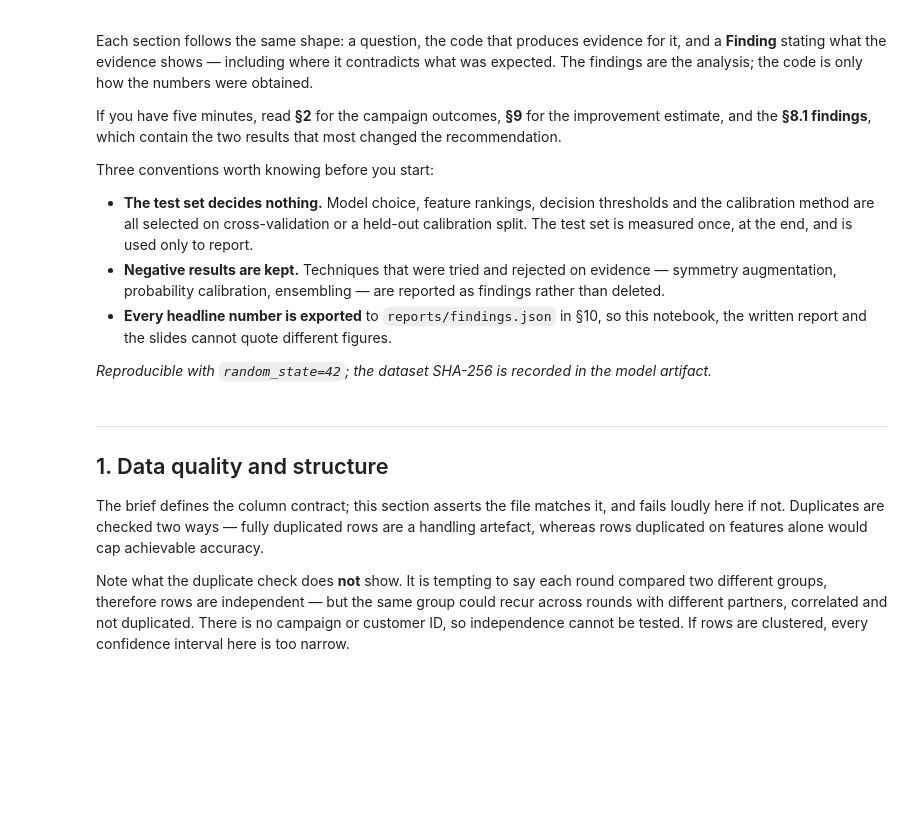
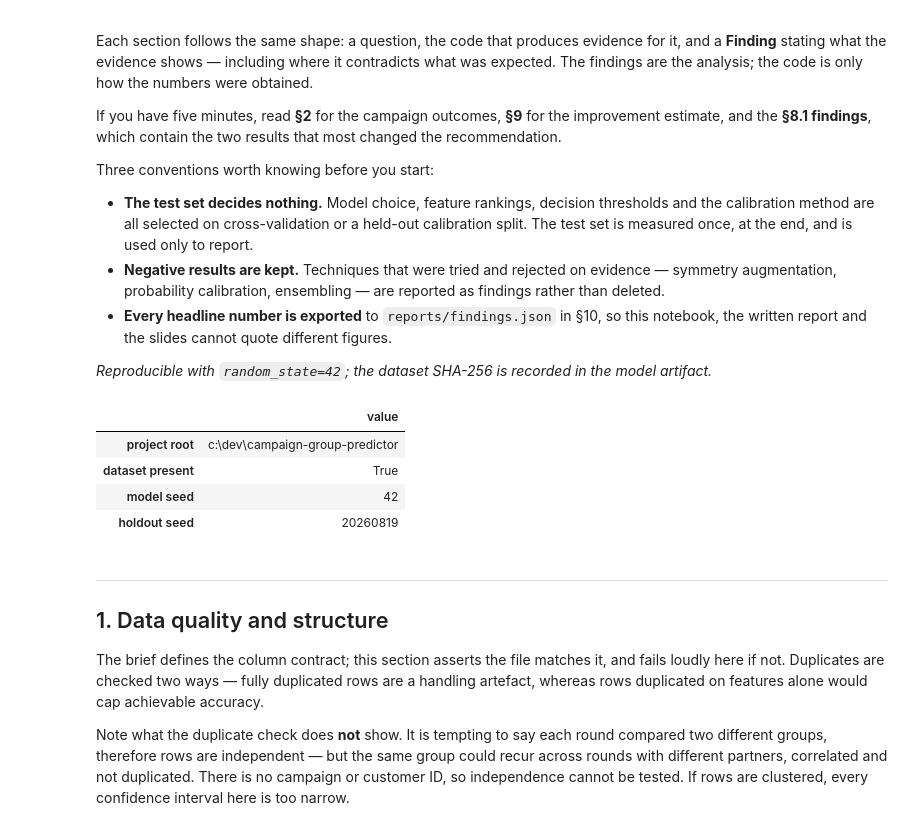
Before and after one commit to venkatasuda/campaign-group-predictor, a Jupyter notebook: notebooks/01_analysis.ipynb, the cells around one changed output. Cells and saved outputs as stored; diff of their text form; code cells hidden in the pictures; blank space fills up the shorter version.

```diff
--- a/notebooks/01_analysis.ipynb
+++ b/notebooks/01_analysis.ipynb
@@ -42,40 +42,80 @@ Three conventions worth knowing before you start:
 
 *Reproducible with `random_state=42`; the dataset SHA-256 is recorded in the model artifact.*
 # %%
+import json
 import sys
 import warnings
 from pathlib import Path
 
 PROJECT_ROOT = Path.cwd().parent if Path.cwd().name == "notebooks" else Path.cwd()
 sys.path.insert(0, str(PROJECT_ROOT))
 
 import matplotlib.pyplot as plt
-import numpy as np
 import pandas as pd
 import seaborn as sns
+from sklearn.metrics import accuracy_score
+from sklearn.model_selection import (
+    StratifiedGroupKFold,
+    StratifiedKFold,
+    cross_validate,
+    train_test_split,
+)
+
+from notebooks.analysis_support import *
+from src.calibration import compare_calibration_methods
+from src.constants import TARGET_COLUMN
+from src.explainability import permutation_importance_report
+from src.symmetry import augment_with_swapped_grouped, measure_invariance
+from src.training.diagnostics import (
+    abstention_rule_comparison,
+    apply_decline_rule,
+    ensemble_experiment,
+    feature_block_ablation,
+    feature_count_sweep,
+    learning_curve_report,
+    operating_points,
+    select_confidence_threshold,
+    select_decline_threshold,
+)
+from src.training.evaluation import (
+    bootstrap_lift_interval,
+    campaign_outcome_distribution,
+    classification_metrics,
+    estimate_business_lift,
+)
+from src.training.pipeline import build_pipeline, candidate_models, split_features_target
+from src.training.splits import make_split
 
 warnings.filterwarnings("ignore")
 pd.set_option("display.max_columns", 60)
 sns.set_theme(style="whitegrid", palette="deep")
-plt.rcParams.update({"figure.dpi": 110, "axes.titleweight": "semibold"})
+plt.rcParams.update({"figure.dpi": 110, "axes.titleweight": "bold"})
 
 DATA_PATH = PROJECT_ROOT / "data" / "customerGroups.csv"
 REPORTS = PROJECT_ROOT / "reports"
 FIGURES = REPORTS / "figures"
 FIGURES.mkdir(parents=True, exist_ok=True)
+
 RANDOM_STATE = 42
+HOLDOUT_SEED = 20260819   # matches `make train`; a different value silently changes every number
+BOOTSTRAP_N = 1000        # matches train.py, so findings.json and metrics.json agree
+RESULTS: dict = {}
 
-#: Every headline number is collected here and exported in section 10, so the notebook and the written report can never quote different figures.
-RESULTS: dict = {}
 
 def save_fig(fig, name: str) -> None:
     """Persist a figure to reports/figures for use in the report."""
     fig.savefig(FIGURES / name, dpi=150, bbox_inches="tight")
 
+
 pd.DataFrame(
-    {"value": [str(PROJECT_ROOT), DATA_PATH.exists(), RANDOM_STATE]},
-    index=["project root", "dataset present", "random seed"],
-)
+    {"value": [str(PROJECT_ROOT), DATA_PATH.exists(), RANDOM_STATE, HOLDOUT_SEED]},
+    index=["project root", "dataset present", "model seed", "holdout seed"],)
+# %% [output]
+|  | value |
+| project root | c:\dev\campaign-group-predictor |
+| dataset present | True |
+| model seed | 42 |
+| holdout seed | 20260819 |
 # %% [markdown]
 ---
 
```
Also changed, not shown: parts of 39 cells of this notebook.
